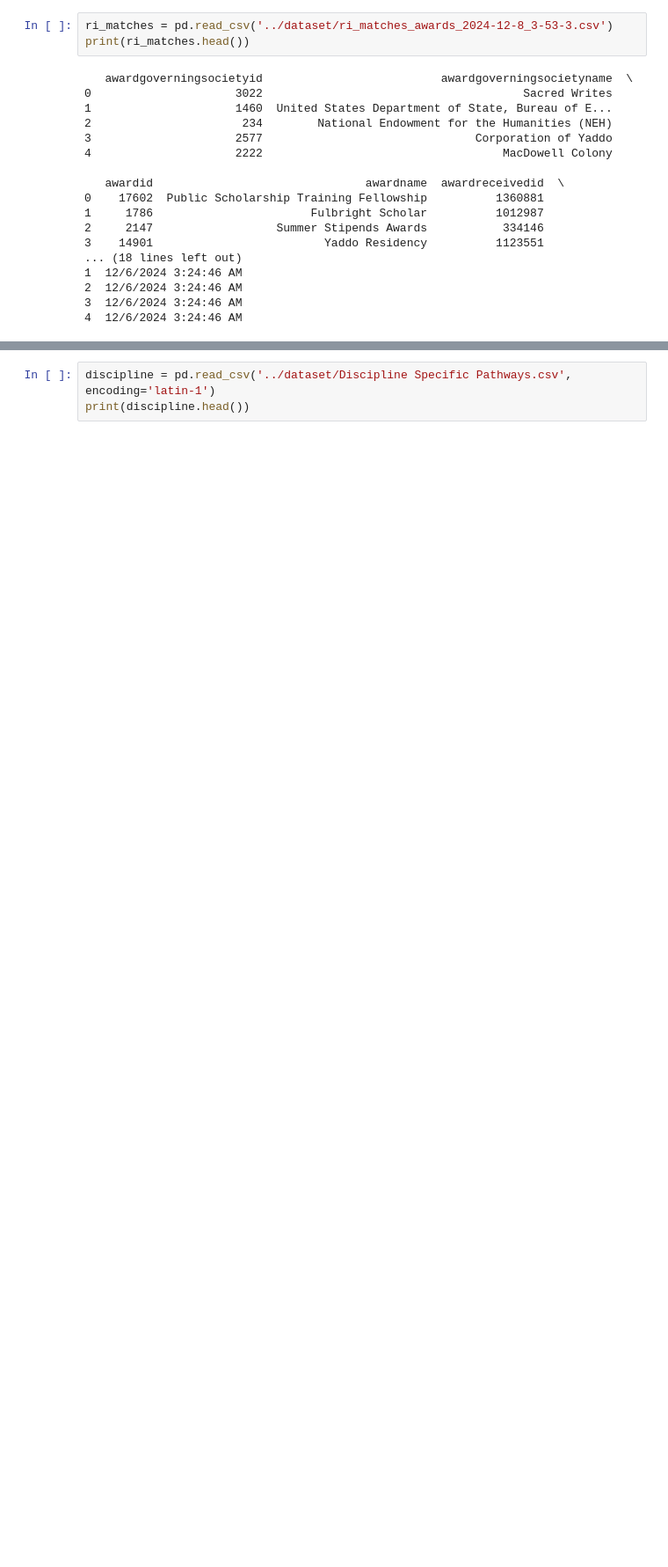
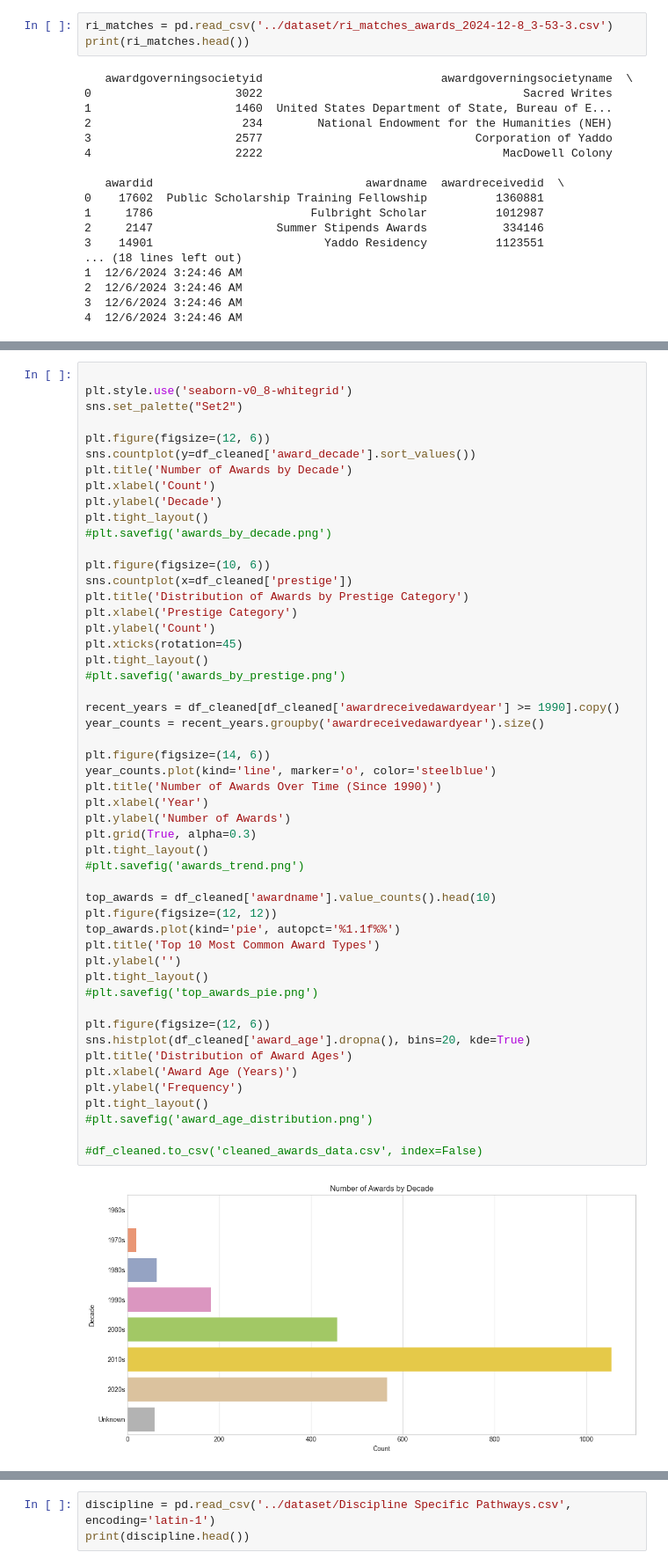
Before and after one commit to BU-Spark/ds-bu-awards-analysis, a Jupyter notebook: clean_data/ri_matches_cleaning.ipynb, the cells around one changed output, grey strips where cells are left out. Shown: that part at 88% size. Cells and saved outputs as stored; diff of their text form; blank space fills up the shorter version.

```diff
--- a/clean_data/ri_matches_cleaning.ipynb
+++ b/clean_data/ri_matches_cleaning.ipynb
@@ -24,0 +125,53 @@ print(ri_matches.head())
+# %%
+
+plt.style.use('seaborn-v0_8-whitegrid')
+sns.set_palette("Set2")
+
+plt.figure(figsize=(12, 6))
+sns.countplot(y=df_cleaned['award_decade'].sort_values())
+plt.title('Number of Awards by Decade')
+plt.xlabel('Count')
+plt.ylabel('Decade')
+plt.tight_layout()
+#plt.savefig('awards_by_decade.png')
+
+plt.figure(figsize=(10, 6))
+sns.countplot(x=df_cleaned['prestige'])
+plt.title('Distribution of Awards by Prestige Category')
+plt.xlabel('Prestige Category')
+plt.ylabel('Count')
+plt.xticks(rotation=45)
+plt.tight_layout()
+#plt.savefig('awards_by_prestige.png')
+
+recent_years = df_cleaned[df_cleaned['awardreceivedawardyear'] >= 1990].copy()
+year_counts = recent_years.groupby('awardreceivedawardyear').size()
+
+plt.figure(figsize=(14, 6))
+year_counts.plot(kind='line', marker='o', color='steelblue')
+plt.title('Number of Awards Over Time (Since 1990)')
+plt.xlabel('Year')
+plt.ylabel('Number of Awards')
+plt.grid(True, alpha=0.3)
+plt.tight_layout()
+#plt.savefig('awards_trend.png')
+
+top_awards = df_cleaned['awardname'].value_counts().head(10)
+plt.figure(figsize=(12, 12))
+top_awards.plot(kind='pie', autopct='%1.1f%%')
+plt.title('Top 10 Most Common Award Types')
+plt.ylabel('')
+plt.tight_layout()
+#plt.savefig('top_awards_pie.png')
+
+plt.figure(figsize=(12, 6))
+sns.histplot(df_cleaned['award_age'].dropna(), bins=20, kde=True)
+plt.title('Distribution of Award Ages')
+plt.xlabel('Award Age (Years)')
+plt.ylabel('Frequency')
+plt.tight_layout()
+#plt.savefig('award_age_distribution.png')
+
+#df_cleaned.to_csv('cleaned_awards_data.csv', index=False)
+# %% [output]
+[figure, added]
```
Also changed, not shown: parts of 7 cells of this notebook.
